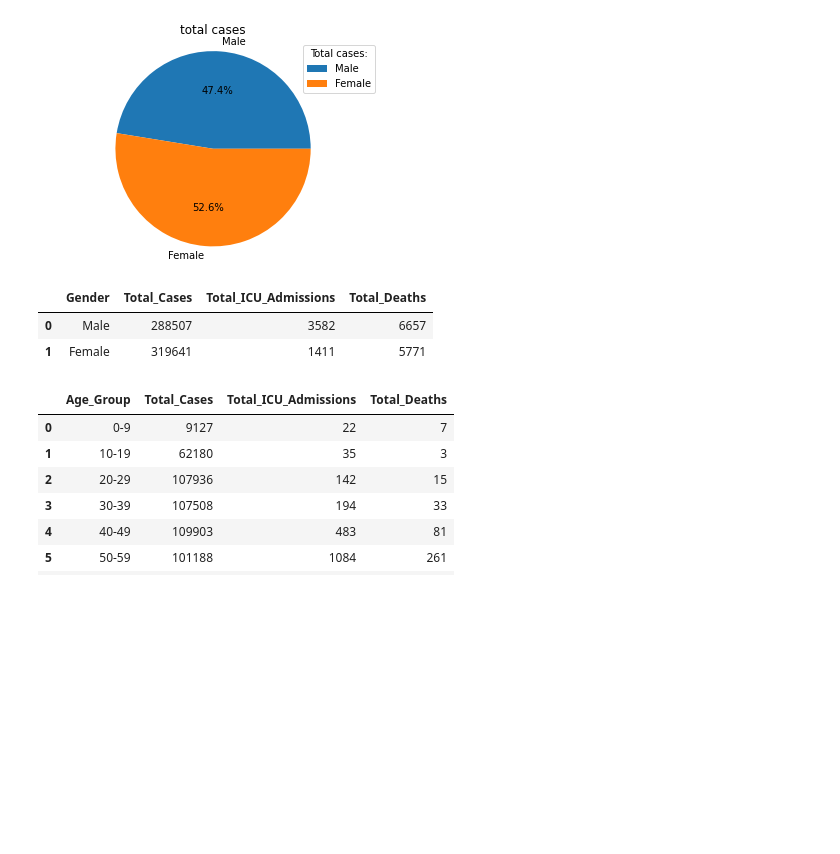
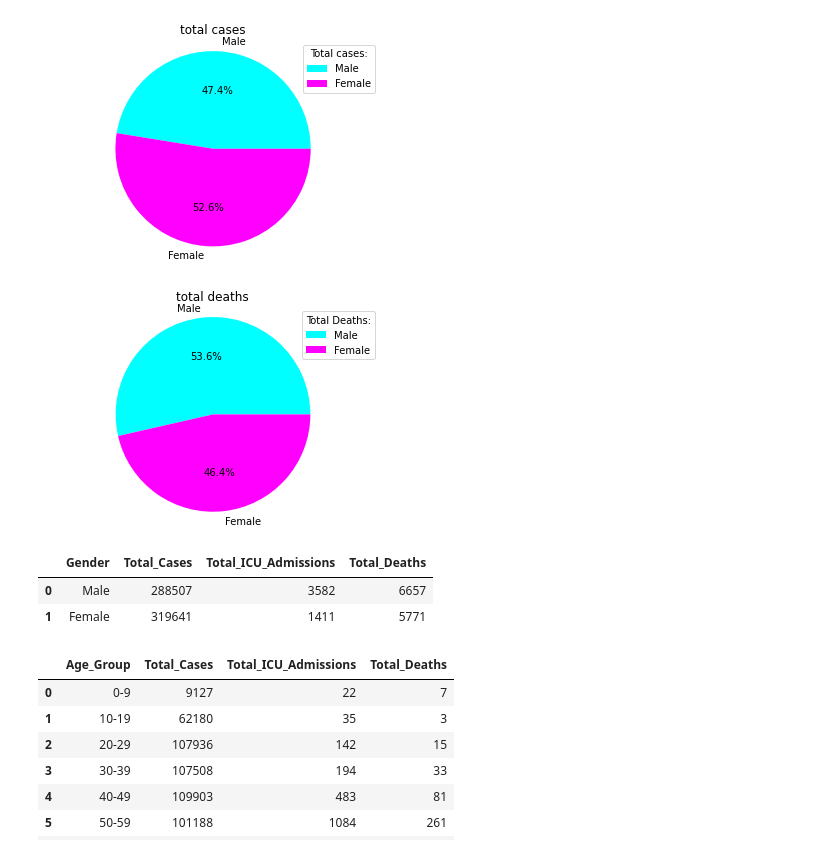
Before and after one commit to OliverBergstrom/Oliver_Bergstrom_TE19D, a Jupyter notebook: Dataprojekt/Dataanalys.ipynb, the cells around one changed output. Saved outputs shown, nothing was run; the diff lists cells and outputs as text; code cells hidden in the pictures; blank space fills up the shorter version.

```diff
--- a/Dataprojekt/Dataanalys.ipynb
+++ b/Dataprojekt/Dataanalys.ipynb
@@ -1,25 +1,47 @@
 # %%
 import pandas as pd
 import matplotlib.pyplot as plt
 import numpy as np
 
+# fall
 df_gender = pd.read_csv("Gender_Data.csv")
 
 män = df_gender[df_gender["Gender"]== "Male"]["Total_Cases"][0]
 kvinnor = df_gender[df_gender["Gender"]== "Female"]["Total_Cases"][1]
 
 data = [df_gender["Total_Cases"]]
 
 y = [män, kvinnor]
-plt.pie(y, labels=df_gender["Gender"].tolist(), autopct='%1.1f%%')
+färg = ["aqua", "magenta"]
+plt.pie(y, labels=df_gender["Gender"].tolist(), colors=färg, autopct='%1.1f%%')
 plt.legend(title = "Total cases:")
 plt.title('total cases')
 plt.axis('equal')
 plt.show()
 
 df_gender
+
+# dödsfall
+df_gender = pd.read_csv("Gender_Data.csv")
+
+män = df_gender[df_gender["Gender"]== "Male"]["Total_Deaths"][0]
+kvinnor = df_gender[df_gender["Gender"]== "Female"]["Total_Deaths"][1]
+
+data = [df_gender["Total_Deaths"]]
+
+y = [män, kvinnor]
+färg = ["aqua", "magenta"]
+plt.pie(y, labels=df_gender["Gender"].tolist(), colors=färg, autopct='%1.1f%%')
+plt.legend(title = "Total Deaths:")
+plt.title('total deaths')
+plt.axis('equal')
+plt.show()
+
+
+df_gender
 # %% [output]
-[figure, old version]
+[figure, new version]
+[figure, added]
 |  | Gender | Total_Cases | Total_ICU_Admissions | Total_Deaths |
 | 0 | Male | 288507 | 3582 | 6657 |
 | 1 | Female | 319641 | 1411 | 5771 |
```
